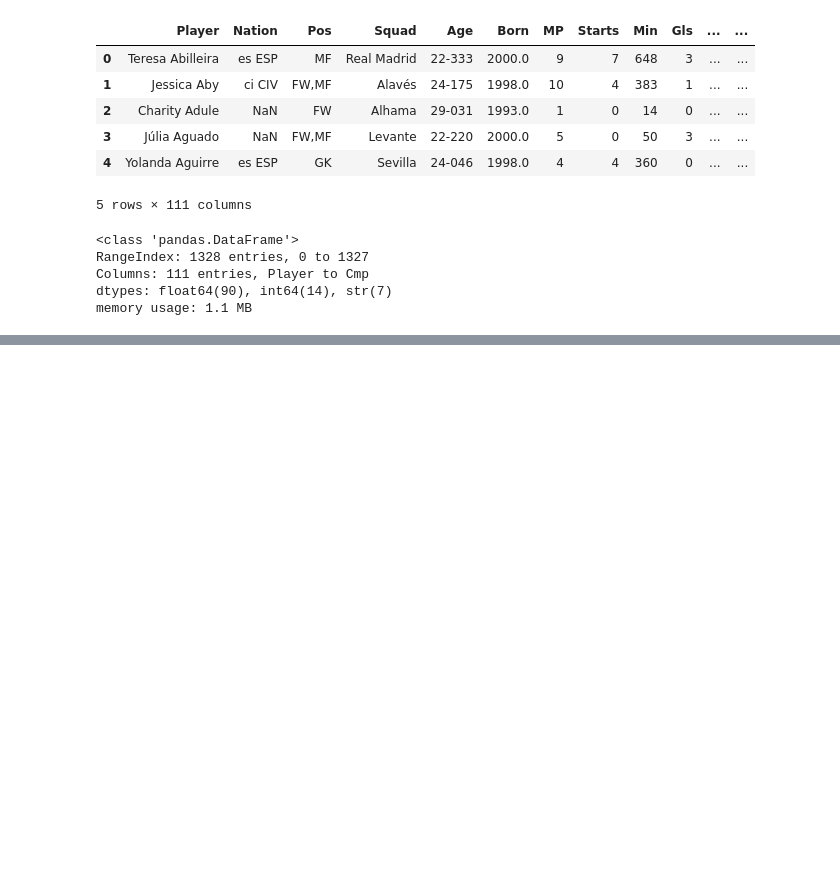
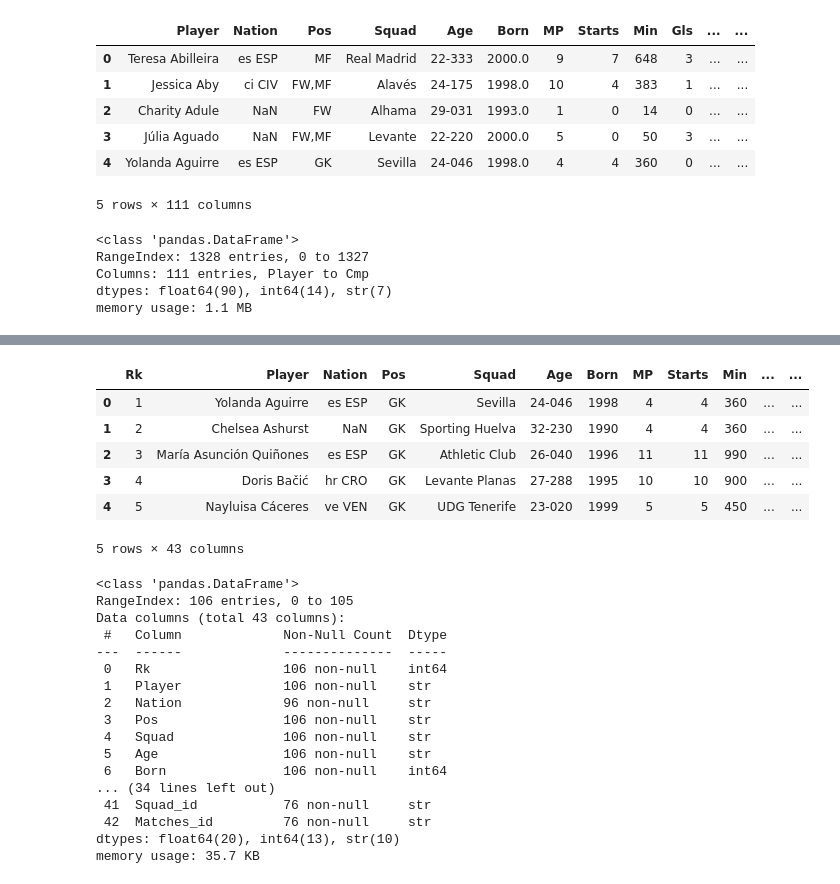
Before and after one commit to Maxik121/Woman_Football_European_League, a Jupyter notebook: women_football(UE).ipynb, the cells around one changed output, grey strips where cells are left out. Cells and saved outputs as stored; diff of their text form; code cells hidden in the pictures; blank space fills up the shorter version.

```diff
--- a/women_football(UE).ipynb
+++ b/women_football(UE).ipynb
@@ -35,0 +60,30 @@ display(df_all_players.head())
+# %%
+gk_players = 'Dane/gk_players.csv'
+df_gk_players = pd.read_csv(gk_players)
+display(df_gk_players.head())
+df_gk_players.info()
+# %% [output]
+|  | Rk | Player | Nation | Pos | Squad | Age | Born | MP | Starts | Min | ... | ... |
+| 0 | 1 | Yolanda Aguirre | es ESP | GK | Sevilla | 24-046 | 1998 | 4 | 4 | 360 | ... | ... |
+| 1 | 2 | Chelsea Ashurst | NaN | GK | Sporting Huelva | 32-230 | 1990 | 4 | 4 | 360 | ... | ... |
+| 2 | 3 | María Asunción Quiñones | es ESP | GK | Athletic Club | 26-040 | 1996 | 11 | 11 | 990 | ... | ... |
+| 3 | 4 | Doris Bačić | hr CRO | GK | Levante Planas | 27-288 | 1995 | 10 | 10 | 900 | ... | ... |
+| 4 | 5 | Nayluisa Cáceres | ve VEN | GK | UDG Tenerife | 23-020 | 1999 | 5 | 5 | 450 | ... | ... |
+5 rows × 43 columns
+<class 'pandas.DataFrame'>
+RangeIndex: 106 entries, 0 to 105
+Data columns (total 43 columns):
+ #   Column             Non-Null Count  Dtype
+---  ------             --------------  -----
+ 0   Rk                 106 non-null    int64
+ 1   Player             106 non-null    str
+ 2   Nation             96 non-null     str
+ 3   Pos                106 non-null    str
+ 4   Squad              106 non-null    str
+ 5   Age                106 non-null    str
+ 6   Born               106 non-null    int64
+... (34 lines left out)
+ 41  Squad_id           76 non-null     str
+ 42  Matches_id         76 non-null     str
+dtypes: float64(20), int64(13), str(10)
+memory usage: 35.7 KB
```
Also changed, not shown: parts of 10 cells of this notebook.
